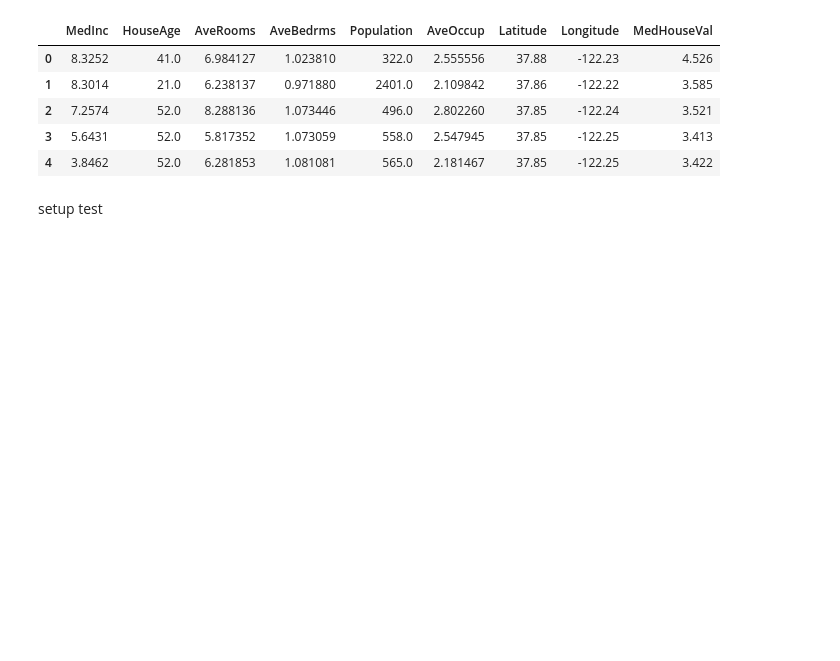
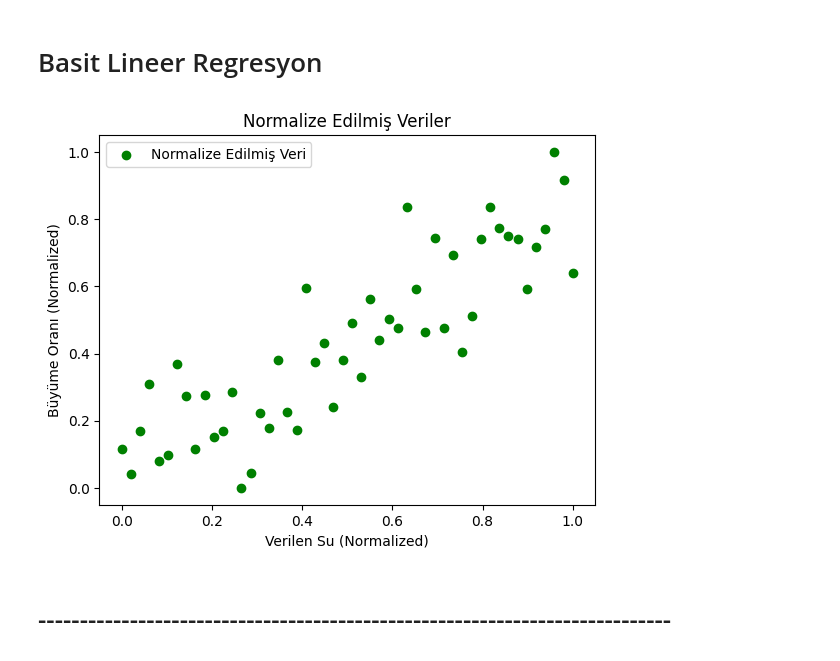
Before and after one commit to burakemretetik/regression, a Jupyter notebook: regression.ipynb, the cells around one changed output. Saved outputs shown, nothing was run; the diff lists cells and outputs as text; code cells hidden in the pictures; blank space fills up the shorter version.

```diff
--- a/regression.ipynb
+++ b/regression.ipynb
@@ -15,21 +3,2 @@ import numpy as np
-# %%
-from sklearn.datasets import fetch_california_housing
-
-# Load the dataset
-california_housing = fetch_california_housing()
-
-# Convert the dataset to a pandas DataFrame for easier manipulation
-data = pd.DataFrame(california_housing.data, columns=california_housing.feature_names)
-data['MedHouseVal'] = california_housing.target
-
-# Display the first few rows of the dataset
-data.head()
-# %% [output]
-|  | MedInc | HouseAge | AveRooms | AveBedrms | Population | AveOccup | Latitude | Longitude | MedHouseVal |
-| 0 | 8.3252 | 41.0 | 6.984127 | 1.023810 | 322.0 | 2.555556 | 37.88 | -122.23 | 4.526 |
-| 1 | 8.3014 | 21.0 | 6.238137 | 0.971880 | 2401.0 | 2.109842 | 37.86 | -122.22 | 3.585 |
-| 2 | 7.2574 | 52.0 | 8.288136 | 1.073446 | 496.0 | 2.802260 | 37.85 | -122.24 | 3.521 |
-| 3 | 5.6431 | 52.0 | 5.817352 | 1.073059 | 558.0 | 2.547945 | 37.85 | -122.25 | 3.413 |
-| 4 | 3.8462 | 52.0 | 6.281853 | 1.081081 | 565.0 | 2.181467 | 37.85 | -122.25 | 3.422 |
-# %% [markdown]
-setup test
+# %% [markdown]
+# Basit Lineer Regresyon
@@ -35,0 +9,31 @@ setup test
+# %%
+import numpy as np
+import matplotlib.pyplot as plt
+from sklearn.preprocessing import StandardScaler, MinMaxScaler
+
+# Adım 1: Sentetik Veri Oluştur
+np.random.seed(42)  # Rastgelelik için seed belirle (her seferinde aynı sonuçlar için)
+x_i = np.linspace(50, 500, 50).reshape(-1, 1)  # 50 ile 500 arasında 50 eşit aralıklı değer oluştur
+y_i = 0.02 * x_i.flatten() + np.random.normal(scale=1.5, size=x_i.shape[0])  # Doğrusal ilişki + gürültü ekle
+
+# Adım 3: Veriyi Standartlaştırma
+scaler = StandardScaler()
+x_scaled = scaler.fit_transform(x_i)
+y_scaled = scaler.fit_transform(y_i.reshape(-1, 1)).flatten()
+
+# Adım 5: Veriyi Normalize Etme
+scaler_minmax = MinMaxScaler()
+x_normalized = scaler_minmax.fit_transform(x_i)
+y_normalized = scaler_minmax.fit_transform(y_i.reshape(-1, 1)).flatten()
+
+# Adım 6: Veriyi Görselleştir (Normalize Edilmiş Veri)
+plt.scatter(x_normalized, y_normalized, color='green', label='Normalize Edilmiş Veri')  # Normalize edilmiş veri
+plt.xlabel('Verilen Su (Normalized)')  # X ekseni etiketi
+plt.ylabel('Büyüme Oranı (Normalized)')  # Y ekseni etiketi
+plt.title('Normalize Edilmiş Veriler')  # Grafik başlığı
+plt.legend()
+plt.show()
+# %% [output]
+[figure, added]
+# %% [markdown]
+# ----------------------------------------------------------------------------
```
Also changed, not shown: parts of 9 cells of this notebook.
